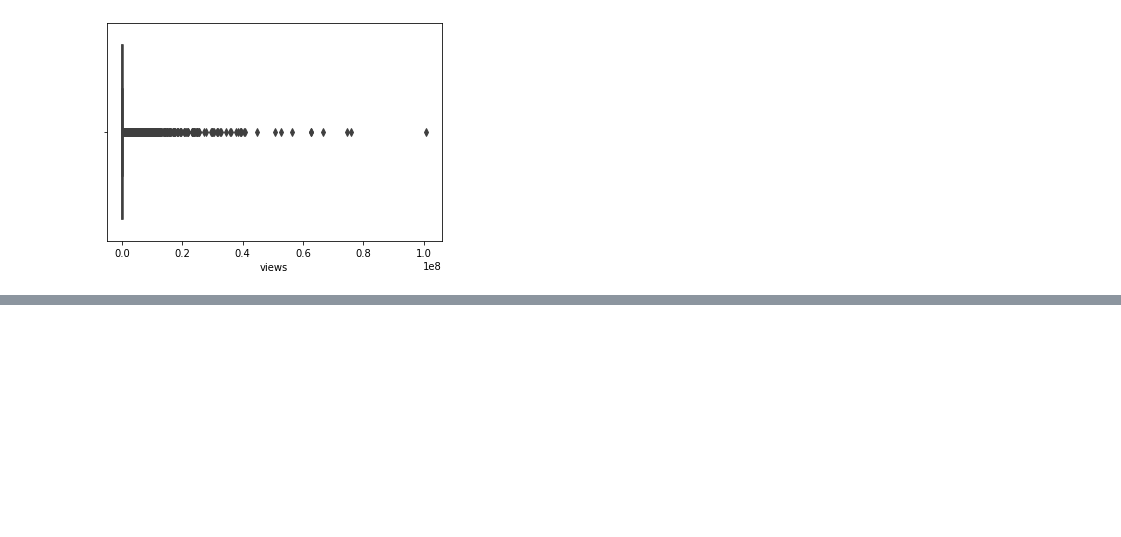
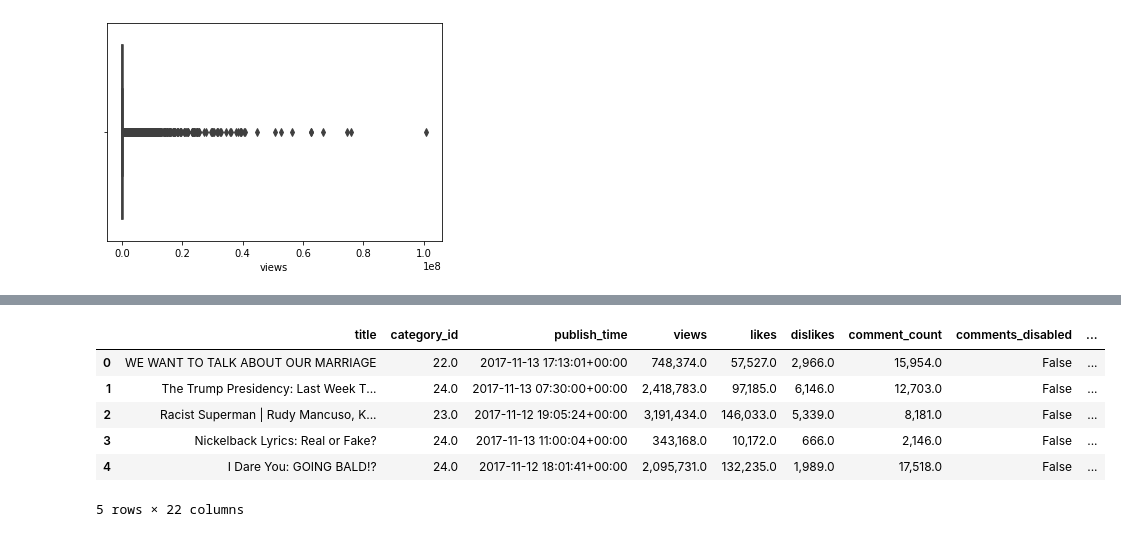
Before and after one commit to fariha23/YouTube_Data_Analysis_Video_Categories, a Jupyter notebook: YouTube_Data_Wrangling_Ver1.ipynb, the cells around one changed output, grey strips where cells are left out. Drawn from its saved outputs; the diff is of its cells as text; code cells hidden in the pictures; blank space fills up the shorter version.

Commit message:
merged(concat) dfs

```diff
--- a/YouTube_Data_Wrangling_Ver1.ipynb
+++ b/YouTube_Data_Wrangling_Ver1.ipynb
@@ -257,0 +262,2 @@ sns.boxplot(x=mx_df_clean['views'])
+# %%
+mx_df_clean.columns=['mx_title','mx_category_id','mx_publish_time','mx_views','mx_likes','mx_dislikes','mx_comment_count','mx_comments_disabled','mx_ratings_disabled','mx_video_error_or_removed','mx_category_name']
@@ -257,0 +273,12 @@ sns.boxplot(x=mx_df_clean['views'])
+# %%
+df_usa_mx=pd.concat([usa_df_clean,mx_df_clean])
+# %%
+df_usa_mx.head()
+# %% [output]
+|  | title | category_id | publish_time | views | likes | dislikes | comment_count | comments_disabled | ... |
+| 0 | WE WANT TO TALK ABOUT OUR MARRIAGE | 22.0 | 2017-11-13 17:13:01+00:00 | 748,374.0 | 57,527.0 | 2,966.0 | 15,954.0 | False | ... |
+| 1 | The Trump Presidency: Last Week T... | 24.0 | 2017-11-13 07:30:00+00:00 | 2,418,783.0 | 97,185.0 | 6,146.0 | 12,703.0 | False | ... |
+| 2 | Racist Superman | Rudy Mancuso, K... | 23.0 | 2017-11-12 19:05:24+00:00 | 3,191,434.0 | 146,033.0 | 5,339.0 | 8,181.0 | False | ... |
+| 3 | Nickelback Lyrics: Real or Fake? | 24.0 | 2017-11-13 11:00:04+00:00 | 343,168.0 | 10,172.0 | 666.0 | 2,146.0 | False | ... |
+| 4 | I Dare You: GOING BALD!? | 24.0 | 2017-11-12 18:01:41+00:00 | 2,095,731.0 | 132,235.0 | 1,989.0 | 17,518.0 | False | ... |
+5 rows × 22 columns
```
Also changed, not shown: parts of 4 cells of this notebook.
